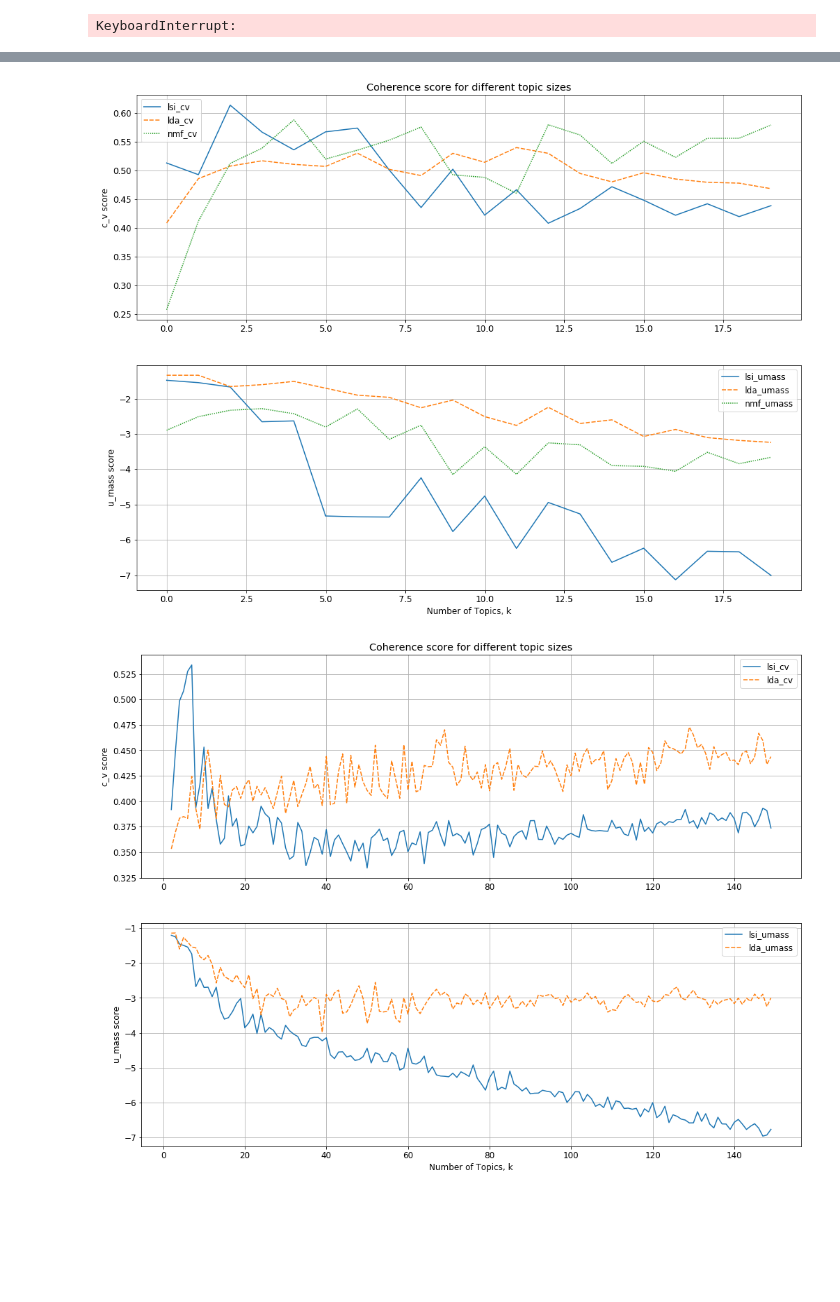
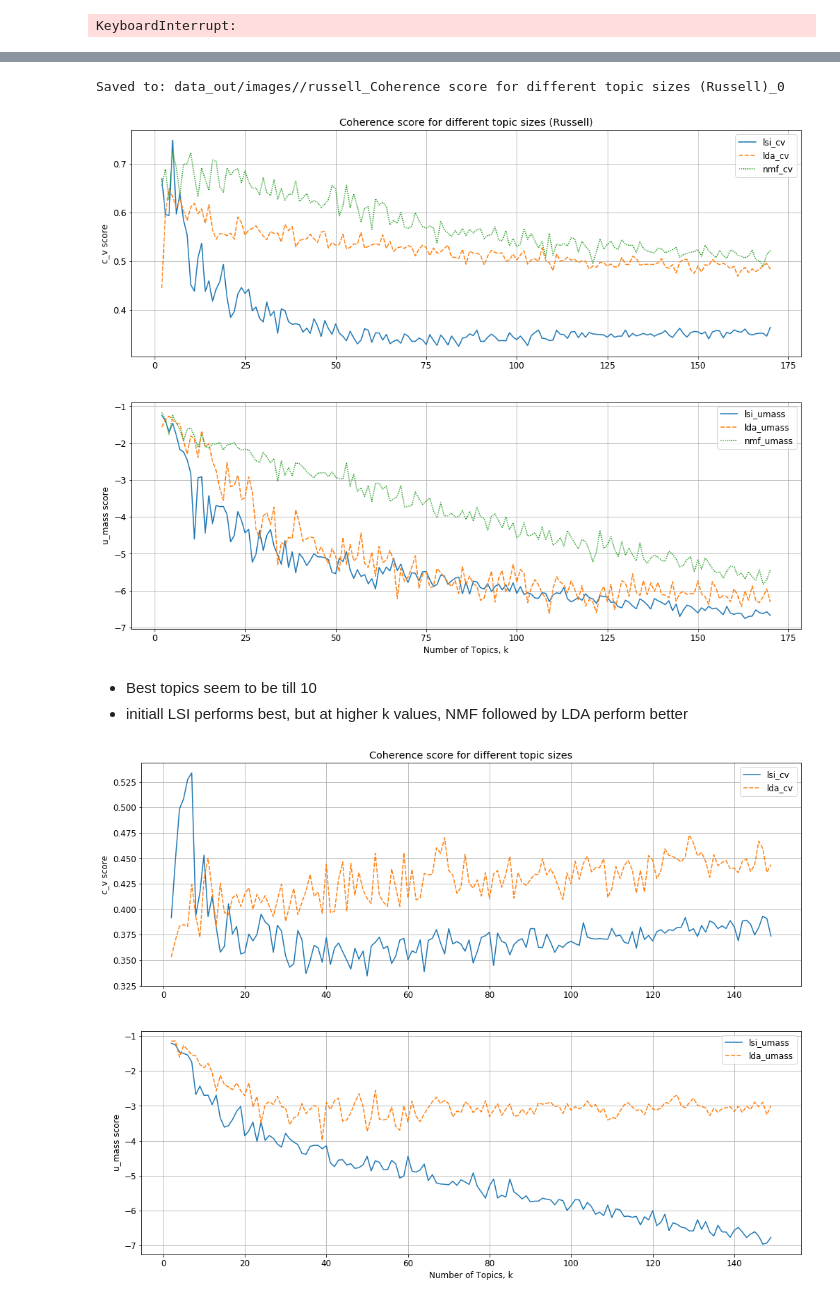
Before and after one commit to Sivalavida/Text-based-Industry-Classification, a Jupyter notebook: LSI Word Embedding.ipynb, the cells around one changed output, grey strips where cells are left out. Drawn from its saved outputs; the diff is of its cells as text; code cells hidden in the pictures; blank space fills up the shorter version.

Commit message:
ran full algo for russell 2 and generated results for russell 2, snp and russell

```diff
--- a/LSI Word Embedding.ipynb
+++ b/LSI Word Embedding.ipynb
@@ -127,6 +127,26 @@ def description_length_stats(df):
     print('MEDIAN: %d'%desc_len.median())
     print('MIN: %d'%desc_len.min())
     print('MAX: %d'%desc_len.max())
+# %%
+def smart_save(data, folder, start_word, data_name):
+    '''
+    Save dataframe or figures in the format startword_metric_index.ext in given folder,
+    where index is the next available index
+    '''
+    file_list = os.listdir(folder)
+    max_idx = -1
+    for file in file_list:
+        file = os.path.splitext(file)[0] # remove extension
+        split_list = file.split('_') # shd be len 3 (ie. )
+        if split_list[:2] == [start_word, data_name]:
+            idx = int(split_list[2])
+            max_idx = max(max_idx, idx)
+    savepath = '%s/%s_%s_%d'%(folder, start_word, data_name, max_idx + 1)
+    if type(data) == pd.DataFrame:
+        data.to_csv(savepath + '.csv', index=False)
+    elif data == 'img':
+        plt.savefig(savepath)
+    print('Saved to: %s'%savepath)
 # %% [markdown]
 ### AIM of Project
 
@@ -728,8 +748,9 @@ SNP_DESC_DFS = filter_common_tickers(SNP_DESC_DFS)[:-1]
 
 - These are the tickers in russell but not in snp
 # %%
-RUSSELL2_DATA_SRCS = ['Yahoo', '10K', 'Wiki', 'Morning Star', 'Reuters', 'Reuters India', 'Bloomberg']
-RUSSELL2_DESC_DFS = [df[~df.Ticker.isin(SNP_DESC_DFS[0].Ticker)].reset_index(drop=True) for df in RUSSELL_DESC_DFS]
+RUSSELL2_DATA_SRCS = RUSSELL_DATA_SRCS
+# RUSSELL2_DESC_DFS = [df[~df.Ticker.isin(SNP_DESC_DFS[0].Ticker)].reset_index(drop=True) for df in RUSSELL_DESC_DFS]
+RUSSELL2_DESC_DFS = [df.merge(ticker_ratios_df).sort_values('mkt_cap')[:450].sort_values('Ticker').reset_index(drop=True).iloc[:,:-6] for df in RUSSELL_DESC_DFS]
 # %% [markdown]
 ##### Test
 # %%
@@ -776,9 +797,9 @@ ax.set_title('lg(Mkt Cap) distribution for snp and non-snp tickers')
 # DATA_SRCS = RUSSELL_DATA_SRCS
 # DESC_DFS = RUSSELL_DESC_DFS
 
-INDEX = 'snp'
-DATA_SRCS = SNP_DATA_SRCS
-DESC_DFS = SNP_DESC_DFS
+INDEX = 'russell2'
+DATA_SRCS = RUSSELL2_DATA_SRCS
+DESC_DFS = RUSSELL2_DESC_DFS
 
 STANDARD_CLASSIFIER = 'GICS' #GICS, Sector, Industry
 # %%
@@ -1205,8 +1225,11 @@ def model_coherence_scores(model):
     um = coherencemodel.get_coherence()
     return [cv, um]
 # %%
-coherence_scores = []
-NUM_TOPICS_RNG = range(2,30, 1)
+coherence_scores = [] # can comment this out if you already have ran this cell and want to compute more coherence_scores
+NUM_TOPICS_RNG = range(2,201, 1)
+
+if not coherence_scores:
+    NUM_TOPICS_RNG = range(len(coherence_scores)+2, 201, 1)
 
 for num_topics in tqdm(NUM_TOPICS_RNG):
     scores = []
@@ -1224,7 +1247,8 @@ for num_topics in tqdm(NUM_TOPICS_RNG):
     scores.extend(model_coherence_scores(model))
     coherence_scores.append(scores)
 
-coherence_df = pd.DataFrame(coherence_scores, columns=['lsi_cv', 'lsi_umass', 'lda_cv', 'lda_umass', 'nmf_cv', 'nmf_umass'], index=NUM_TOPICS_RNG)
+coherence_df = pd.DataFrame(coherence_scores, columns=['lsi_cv', 'lsi_umass', 'lda_cv', 'lda_umass', 'nmf_cv', 'nmf_umass'],
+                            index=range(2,len(coherence_scores)+2))
 # %% [output]
 KeyboardInterrupt:
 # %%
@@ -1244,20 +1260,24 @@ coherence_df.head()
 # %%
-TITLE = 'Coherence score for different topic sizes'
+TITLE = 'Coherence score for different topic sizes (Russell)'
 plt.figure(figsize=(17,13))
 
 plt.subplot(211)
 ax = sns.lineplot(data=coherence_df[['lsi_cv', 'lda_cv', 'nmf_cv']])
 ax.set(ylabel='c_v score')
 ax.grid()
 plt.title(TITLE)
 
 plt.subplot(212)
 ax = sns.lineplot(data=coherence_df[['lsi_umass', 'lda_umass', 'nmf_umass']])
 ax.set(ylabel='u_mass score', xlabel='Number of Topics, k')
 ax.grid()
-# plt.savefig('data_out/images/' + TITLE)
+smart_save('img', 'data_out/images/', INDEX, TITLE)
 # %% [output]
+Saved to: data_out/images//russell_Coherence score for different topic sizes (Russell)_0
-[figure, old version]
+[figure, new version]
+# %% [markdown]
+- Best topics seem to be till 10
+- initiall LSI performs best, but at higher k values, NMF followed by LDA perform better
 # %%
 TITLE = 'Coherence score for different topic sizes'
 plt.figure(figsize=(17,13))
```
Also changed, not shown: parts of 109 cells of this notebook, 2 other files.
